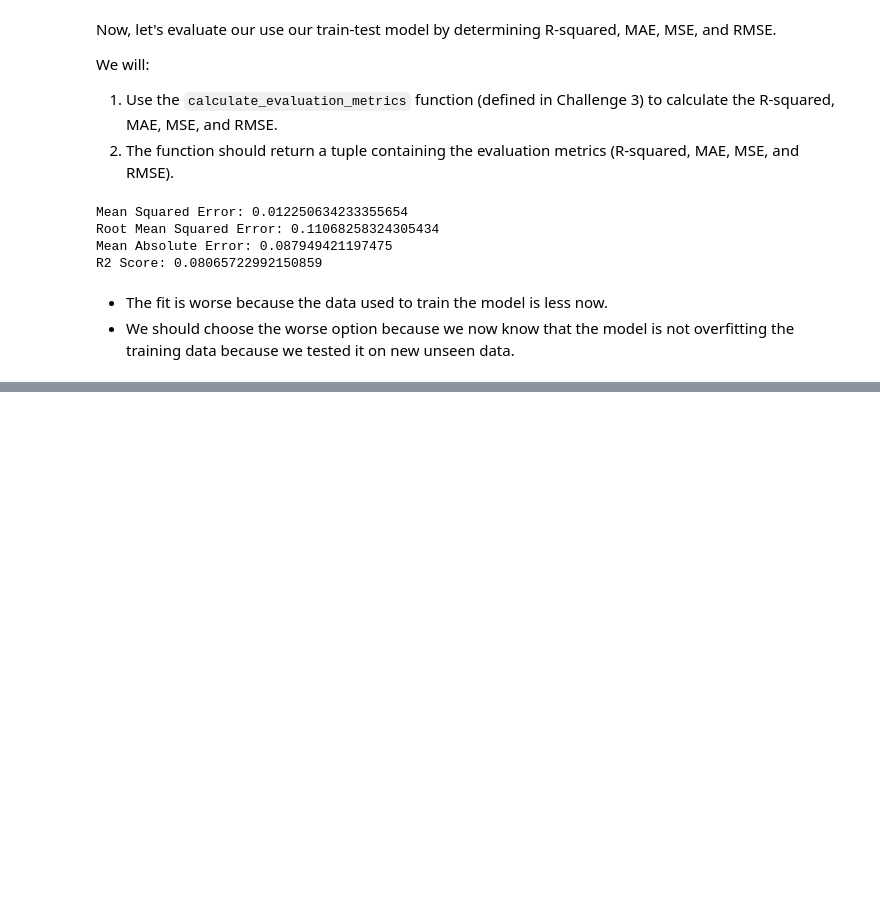
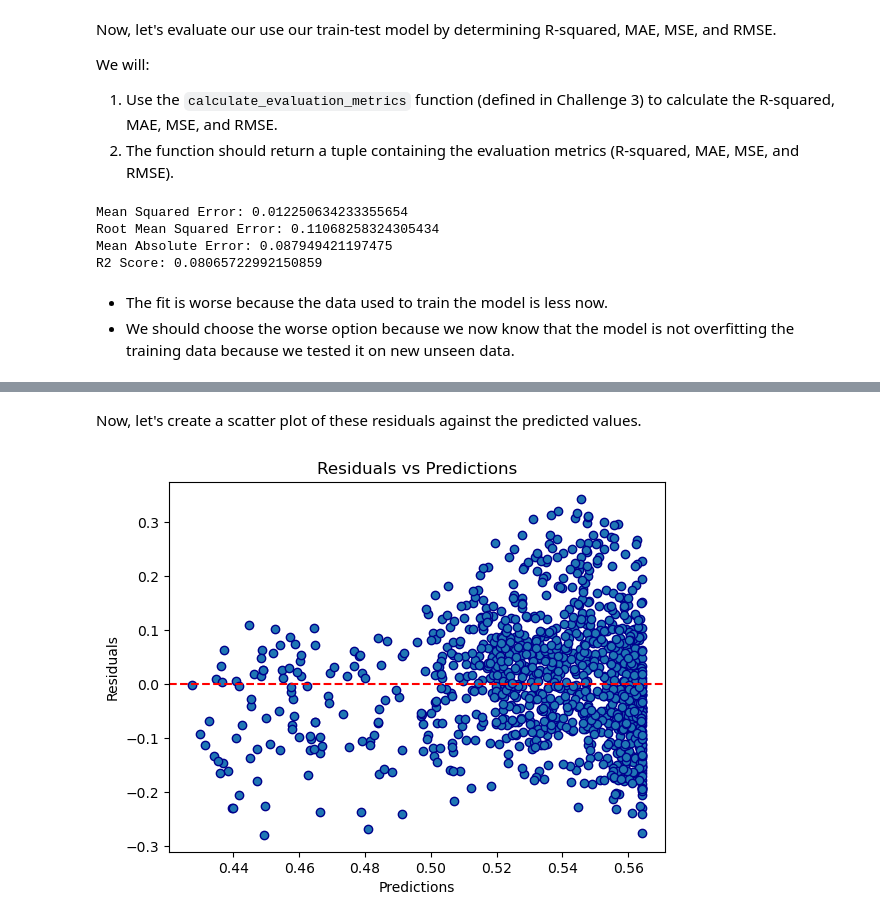
Before and after one commit to EbrahemHassan132/linear-regression-crop-yield-analysis, a Jupyter notebook: Project_notebook.ipynb, the cells around one changed output, grey strips where cells are left out. Cells and saved outputs as stored; diff of their text form; code cells hidden in the pictures; blank space fills up the shorter version.

```diff
--- a/Project_notebook.ipynb
+++ b/Project_notebook.ipynb
@@ -465,0 +503,11 @@ R2 Score: 0.08065722992150859
+# %% [markdown]
+Now, let's create a scatter plot of these residuals against the predicted values.
+# %%
+plt.scatter(predictions_test, residuals, edgecolors='darkblue', marker='o')
+plt.axhline(y=0, color='red', linestyle='--')
+plt.xlabel('Predictions')
+plt.ylabel('Residuals')
+plt.title('Residuals vs Predictions')
+plt.show()
+# %% [output]
+[figure, added]
```
Also changed, not shown: parts of 8 cells of this notebook.
